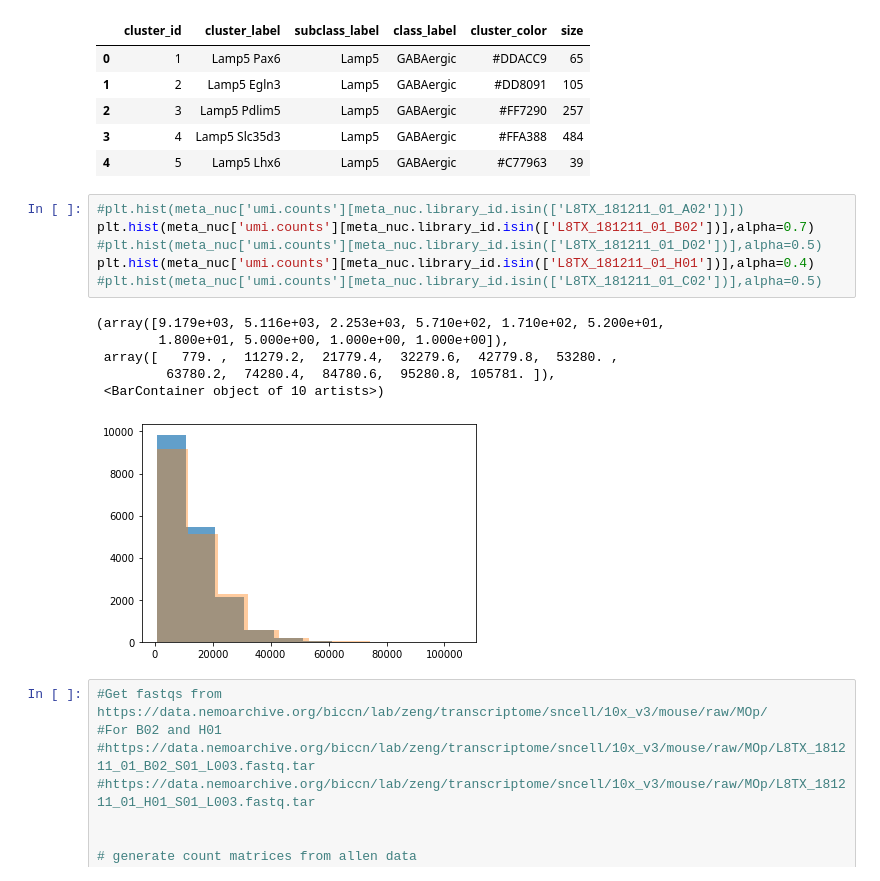
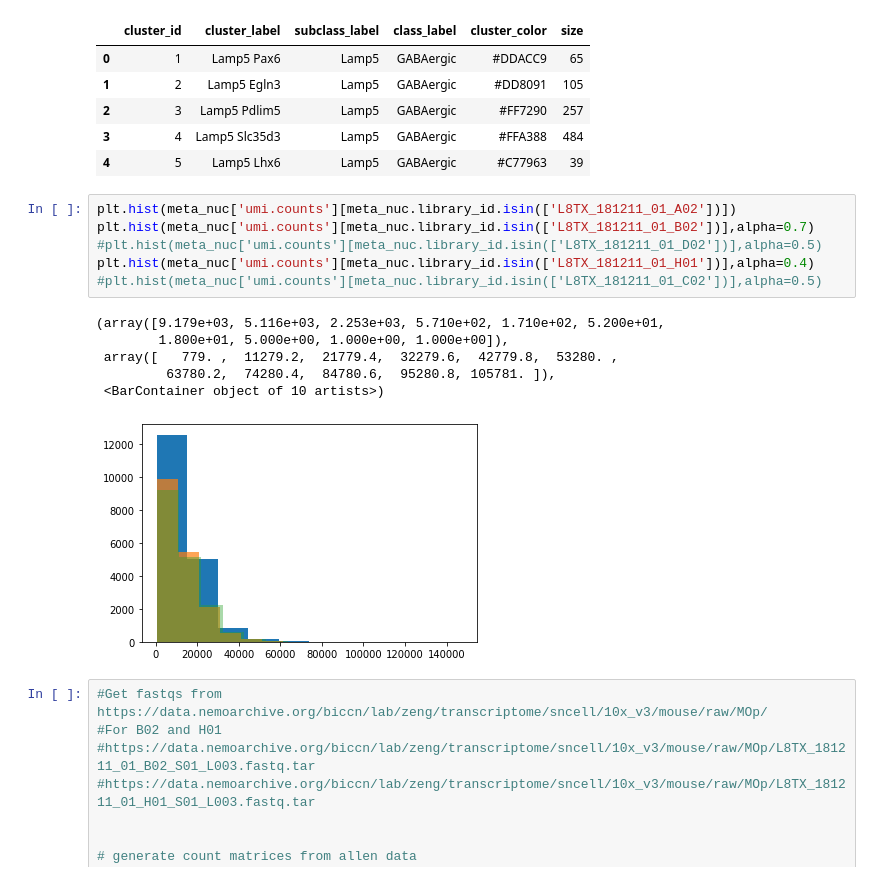
Before and after one commit to tarachari3/perturbCME, a Jupyter notebook: notebooks/20240206_meKMeans_dataset_preprocess.ipynb, the cells around one changed output. Drawn from its saved outputs; the diff is of its cells as text.

```diff
--- a/notebooks/20240206_meKMeans_dataset_preprocess.ipynb
+++ b/notebooks/20240206_meKMeans_dataset_preprocess.ipynb
@@ -128,18 +142,18 @@ nuc_annots.head()
 | 3 | 4 | Lamp5 Slc35d3 | Lamp5 | GABAergic | #FFA388 | 484 |
 | 4 | 5 | Lamp5 Lhx6 | Lamp5 | GABAergic | #C77963 | 39 |
 # %%
-#plt.hist(meta_nuc['umi.counts'][meta_nuc.library_id.isin(['L8TX_181211_01_A02'])])
+plt.hist(meta_nuc['umi.counts'][meta_nuc.library_id.isin(['L8TX_181211_01_A02'])])
 plt.hist(meta_nuc['umi.counts'][meta_nuc.library_id.isin(['L8TX_181211_01_B02'])],alpha=0.7)
 #plt.hist(meta_nuc['umi.counts'][meta_nuc.library_id.isin(['L8TX_181211_01_D02'])],alpha=0.5)
 plt.hist(meta_nuc['umi.counts'][meta_nuc.library_id.isin(['L8TX_181211_01_H01'])],alpha=0.4)
 #plt.hist(meta_nuc['umi.counts'][meta_nuc.library_id.isin(['L8TX_181211_01_C02'])],alpha=0.5)
 # %% [output]
 (array([9.179e+03, 5.116e+03, 2.253e+03, 5.710e+02, 1.710e+02, 5.200e+01,
         1.800e+01, 5.000e+00, 1.000e+00, 1.000e+00]),
  array([   779. ,  11279.2,  21779.4,  32279.6,  42779.8,  53280. ,
          63780.2,  74280.4,  84780.6,  95280.8, 105781. ]),
  <BarContainer object of 10 artists>)
-[figure, old version]
+[figure, new version]
 # %%
 #Get fastqs from https://data.nemoarchive.org/biccn/lab/zeng/transcriptome/sncell/10x_v3/mouse/raw/MOp/
 #For B02 and H01
```
Also changed, not shown: parts of 61 cells of this notebook, 2 other files.
